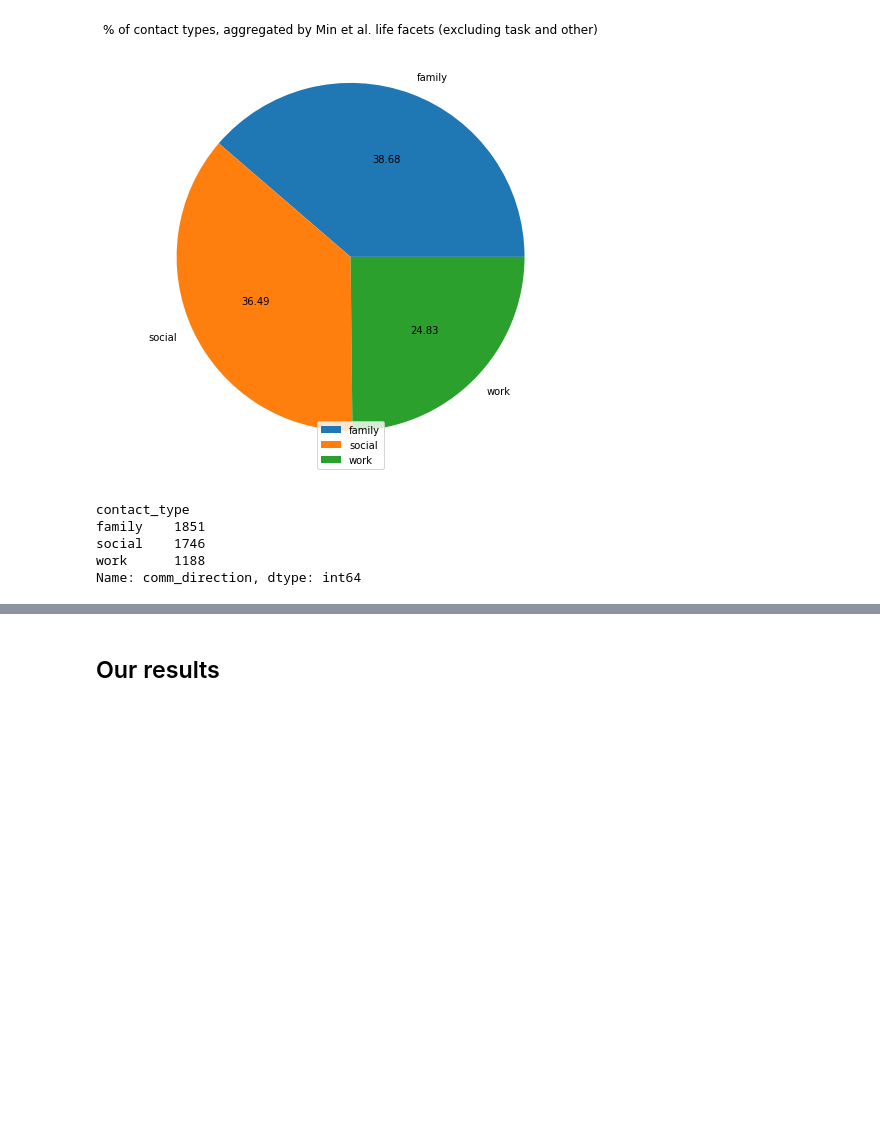
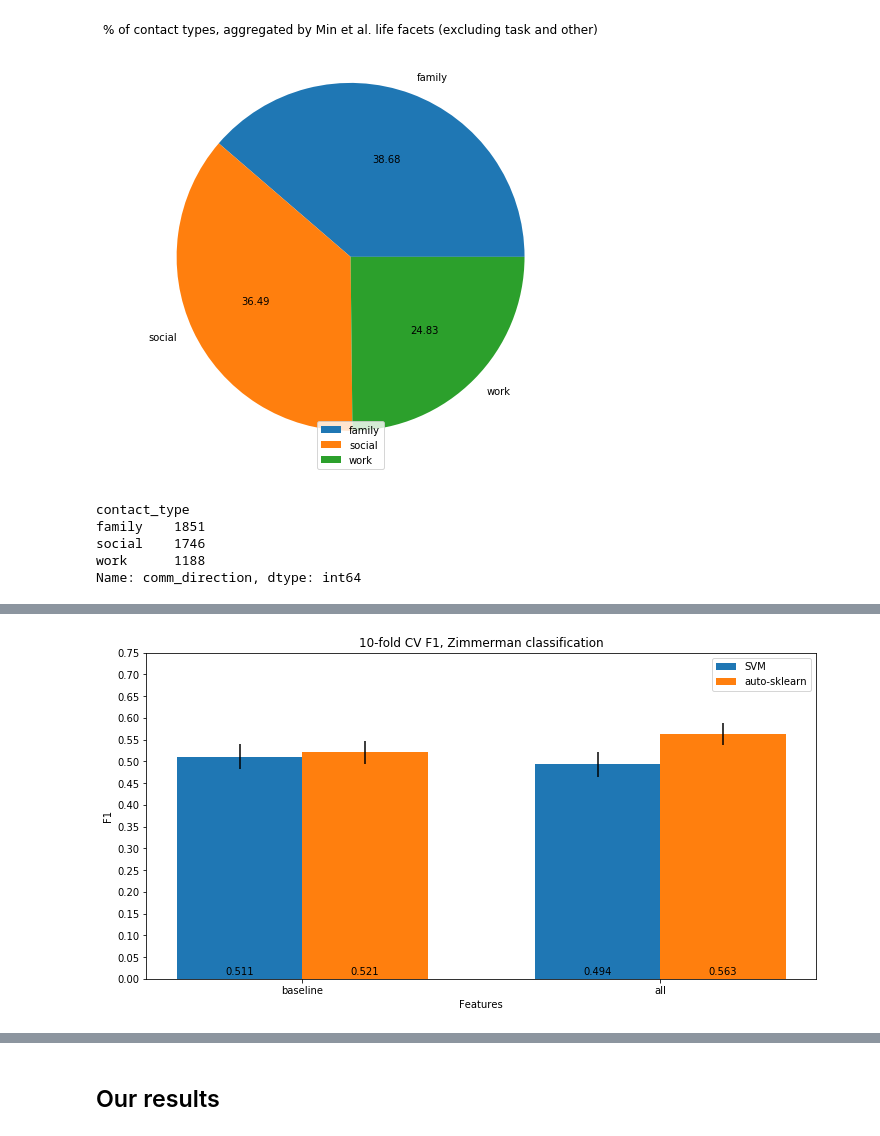
Before and after one commit to tliu526/relationship-prediction, a Jupyter notebook: notebooks/zimmerman_replication.ipynb, the cells around one changed output, grey strips where cells are left out. Drawn from its saved outputs; the diff is of its cells as text; code cells hidden in the pictures; blank space fills up the shorter version.

```diff
--- a/notebooks/zimmerman_replication.ipynb
+++ b/notebooks/zimmerman_replication.ipynb
@@ -161,0 +231,23 @@ test_X = test_data.drop(['contact_type', 'pid', 'combined_hash'], axis=1)
+# %%
+svc_base_mean_f1 = np.mean(svc_base_f1)
+svc_base_std_f1 = np.std(svc_base_f1)
+svc_all_mean_f1 = np.mean(svc_all_f1)
+svc_all_std_f1 = np.std(svc_base_f1)
+
+svc_f1 = [svc_base_mean_f1, svc_all_mean_f1]
+svc_std = [svc_base_std_f1, svc_all_std_f1]
+# %%
+automl_base_mean_f1 = np.mean(automl_base_f1)
+automl_base_std_f1 = np.std(automl_base_f1)
+automl_all_mean_f1 = np.mean(automl_all_f1)
+automl_all_std_f1 = np.std(automl_base_f1)
+
+automl_f1 = [automl_base_mean_f1, automl_all_mean_f1]
+automl_std = [automl_base_std_f1, automl_all_std_f1]
+# %%
+plot_results(svc_f1, automl_f1, "SVM", features,
+             "F1", "10-fold CV F1, Zimmerman classification",
+            automl_stderrs=automl_std,
+            baseline_stderrs=svc_std)
+# %% [output]
+[figure, added]
```
Also changed, not shown: parts of 29 cells of this notebook, 2 other files.
